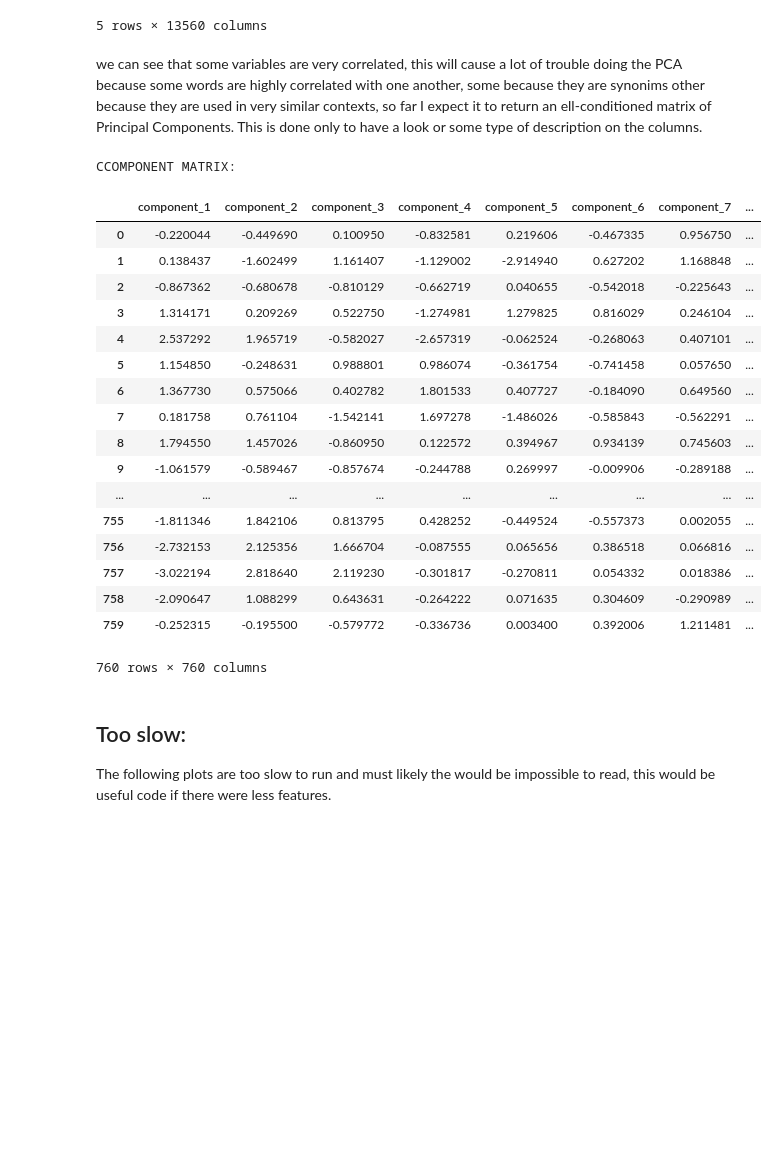
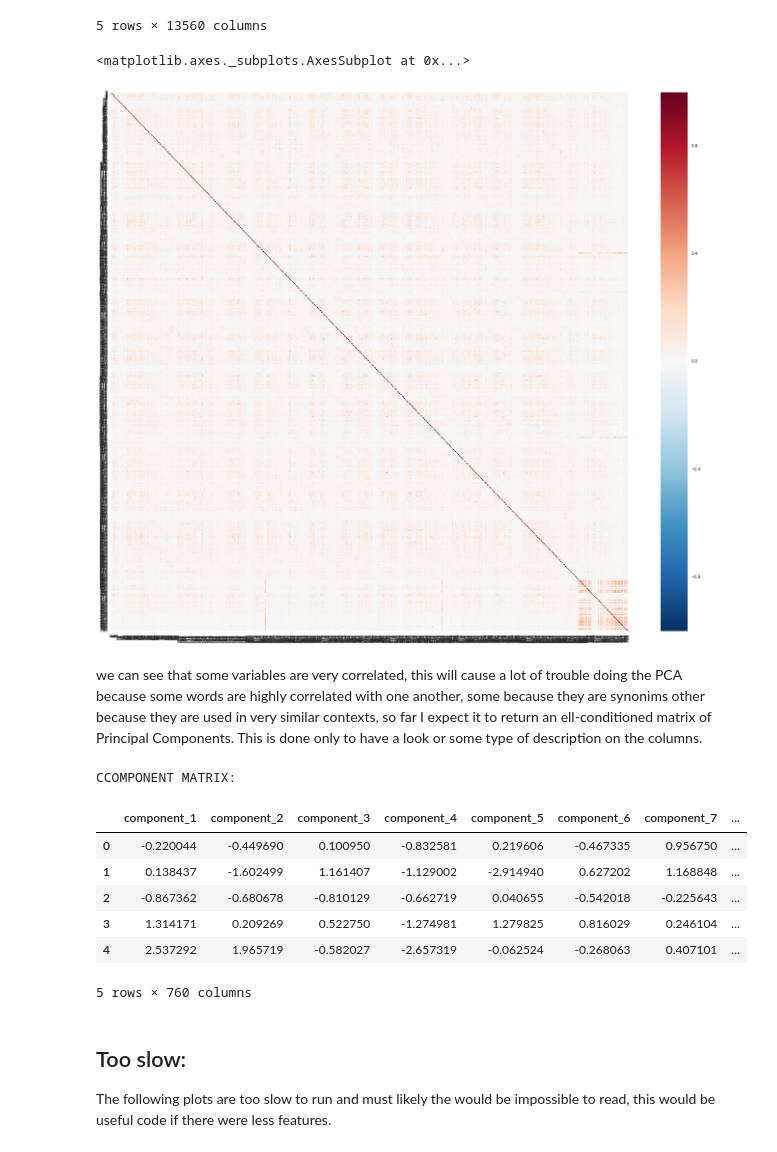
Before and after one commit to caromedellin/Python-notes, a Jupyter notebook: exploratory-data-analysis/column-clean-methods.ipynb, the cells around one changed output. Saved outputs shown, nothing was run; the diff lists cells and outputs as text; code cells hidden in the pictures; blank space fills up the shorter version.

```diff
--- a/exploratory-data-analysis/column-clean-methods.ipynb
+++ b/exploratory-data-analysis/column-clean-methods.ipynb
@@ -414,38 +414,33 @@ global_correlations.head()
 | abilities | -0.002277 | -0.001318 | -0.001318 | 1.000000 | -0.001318 | -0.002284 | -0.001318 | -0.003480 | -0.001318 | -0.001318 | ... |
 | ability | -0.002277 | -0.001318 | -0.001318 | -0.001318 | 1.000000 | -0.002284 | -0.001318 | 0.447158 | -0.001318 | -0.001318 | ... |
 5 rows × 13560 columns
+# %%
+sns.plt.figure(figsize=(24,20))
+sns.heatmap(capitol_words.ix[:,836:].transpose().corr().values)
+# %% [output]
+<matplotlib.axes._subplots.AxesSubplot at 0x...>
+[figure, added]
 # %% [markdown]
 we can see that some variables are very  correlated, this will cause a lot of trouble doing the PCA because some words are highly correlated with one another, some because they are synonims other because they are used in very similar contexts, so far I expect it to return an ell-conditioned matrix of Principal Components. This is done only to have a look or some type of description on the columns.
 # %%
 pca = PCA()
 transformed_pca_x = pca.fit_transform(capitol_words.ix[:,836:])
 
 component_names = ["component_"+str(comp) for comp in range(1, len(pca.explained_variance_)+1)]
 
 #generate new component dataframe
 transformed_pca_x = pd.DataFrame(transformed_pca_x,columns=component_names)
 print "CCOMPONENT MATRIX:"
-transformed_pca_x
+transformed_pca_x.head()
 # %% [output]
 CCOMPONENT MATRIX:
 |  | component_1 | component_2 | component_3 | component_4 | component_5 | component_6 | component_7 | ... |
 | 0 | -0.220044 | -0.449690 | 0.100950 | -0.832581 | 0.219606 | -0.467335 | 0.956750 | ... |
 | 1 | 0.138437 | -1.602499 | 1.161407 | -1.129002 | -2.914940 | 0.627202 | 1.168848 | ... |
 | 2 | -0.867362 | -0.680678 | -0.810129 | -0.662719 | 0.040655 | -0.542018 | -0.225643 | ... |
 | 3 | 1.314171 | 0.209269 | 0.522750 | -1.274981 | 1.279825 | 0.816029 | 0.246104 | ... |
 | 4 | 2.537292 | 1.965719 | -0.582027 | -2.657319 | -0.062524 | -0.268063 | 0.407101 | ... |
-| 5 | 1.154850 | -0.248631 | 0.988801 | 0.986074 | -0.361754 | -0.741458 | 0.057650 | ... |
-| 6 | 1.367730 | 0.575066 | 0.402782 | 1.801533 | 0.407727 | -0.184090 | 0.649560 | ... |
-| 7 | 0.181758 | 0.761104 | -1.542141 | 1.697278 | -1.486026 | -0.585843 | -0.562291 | ... |
-| 8 | 1.794550 | 1.457026 | -0.860950 | 0.122572 | 0.394967 | 0.934139 | 0.745603 | ... |
-| 9 | -1.061579 | -0.589467 | -0.857674 | -0.244788 | 0.269997 | -0.009906 | -0.289188 | ... |
-| ... | ... | ... | ... | ... | ... | ... | ... | ... |
-| 755 | -1.811346 | 1.842106 | 0.813795 | 0.428252 | -0.449524 | -0.557373 | 0.002055 | ... |
-| 756 | -2.732153 | 2.125356 | 1.666704 | -0.087555 | 0.065656 | 0.386518 | 0.066816 | ... |
-| 757 | -3.022194 | 2.818640 | 2.119230 | -0.301817 | -0.270811 | 0.054332 | 0.018386 | ... |
-| 758 | -2.090647 | 1.088299 | 0.643631 | -0.264222 | 0.071635 | 0.304609 | -0.290989 | ... |
-| 759 | -0.252315 | -0.195500 | -0.579772 | -0.336736 | 0.003400 | 0.392006 | 1.211481 | ... |
-760 rows × 760 columns
+5 rows × 760 columns
 # %%
 #generate component loadings on original features
 component_matrix = pd.DataFrame(pca.components_,index=component_names)
```
Also changed, not shown: parts of 5 cells of this notebook.
